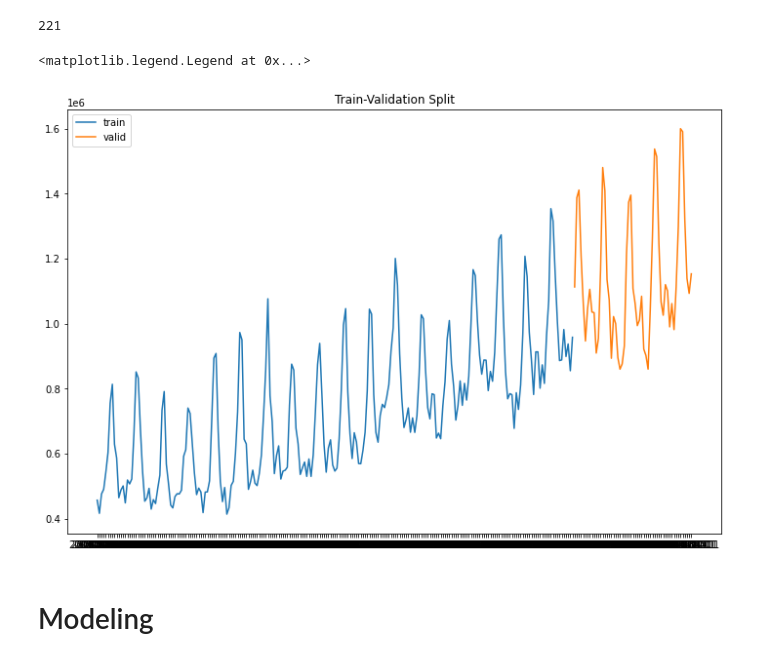
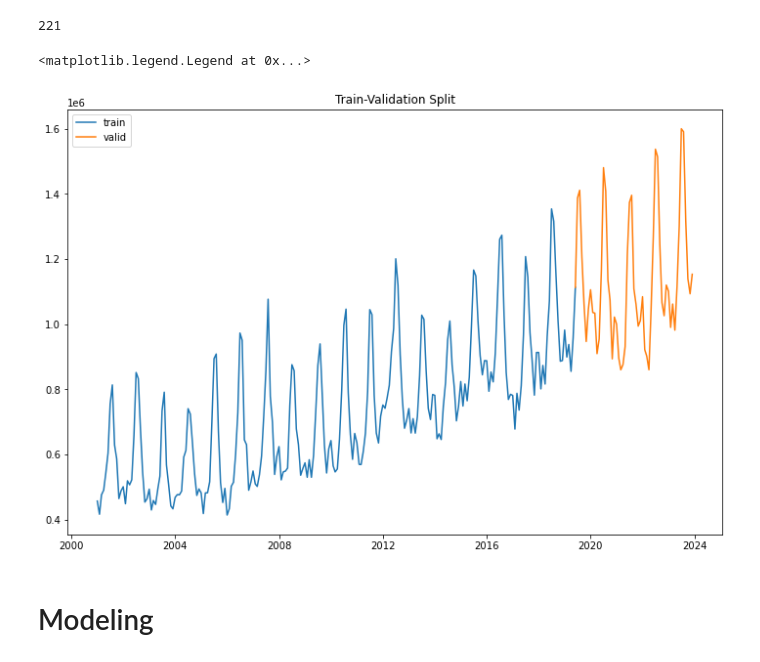
Before and after one commit to lpb3393/natural_gas_consumption, a Jupyter notebook: natural_gas_consumption.ipynb, the cells around one changed output. Cells and saved outputs as stored; diff of their text form; code cells hidden in the pictures.

```diff
--- a/natural_gas_consumption.ipynb
+++ b/natural_gas_consumption.ipynb
@@ -77,0 +115,8 @@ df.head()
+# %%
+#changing the data type of the index to datetime
+data_transpose.index = pd.to_datetime(data_transpose.index)
+# %%
+#renaming the target column
+
+data_transpose.rename(columns={'United States : natural gas': 'Natural Gas (Mcf)'}, inplace=True)
+data_transpose.head()
@@ -78,4 +130,5 @@ df.head()
 # %%
 #dropping unnecessary columns
 
-dataset = df.drop(['units', 'source_key'], axis=1)
+natural_gas = data_transpose.drop(['United States : coal', 'United States : petroleum liquids',
+                                   'United States : petroleum coke'], axis=1)
@@ -90,7 +135,3 @@ gas.rename(columns={'United States : natural gas': 'Natural Gas (Mcf)'}, inplace
-# %%
-#dropping unnecessary columns
-
-natural_gas = gas.drop(['United States : coal', 'United States : petroleum liquids', 'United States : petroleum coke'], axis=1)
 # %%
 natural_gas
 # %% [output]
@@ -147,18 +203,18 @@ split
 221
 # %%
 # Define train and test sets according to the index found above
-train = natural_gas[:split]
+train = natural_gas[:(split+1)]
 
 valid = natural_gas[split:]
 
 fig, ax = plt.subplots(figsize=(12,8))
 ax.plot(train, label='train')
 # ax.plot(valid)
 ax.plot(valid, label='valid')
 ax.set_title('Train-Validation Split');
 plt.legend()
 # %% [output]
 <matplotlib.legend.Legend at 0x...>
-[figure, old version]
+[figure, new version]
 # %% [markdown]
 # Modeling
```
Also changed, not shown: parts of 93 cells of this notebook.
